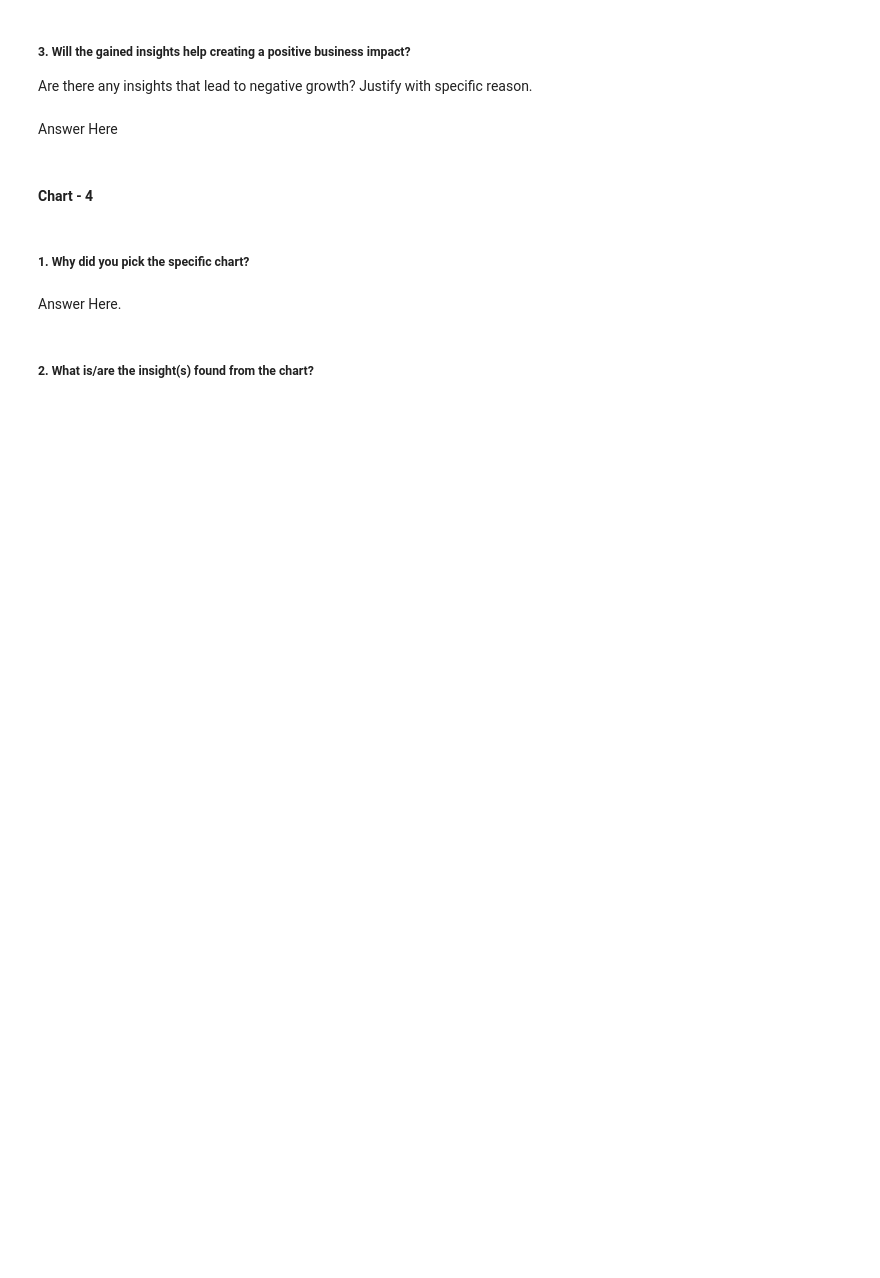
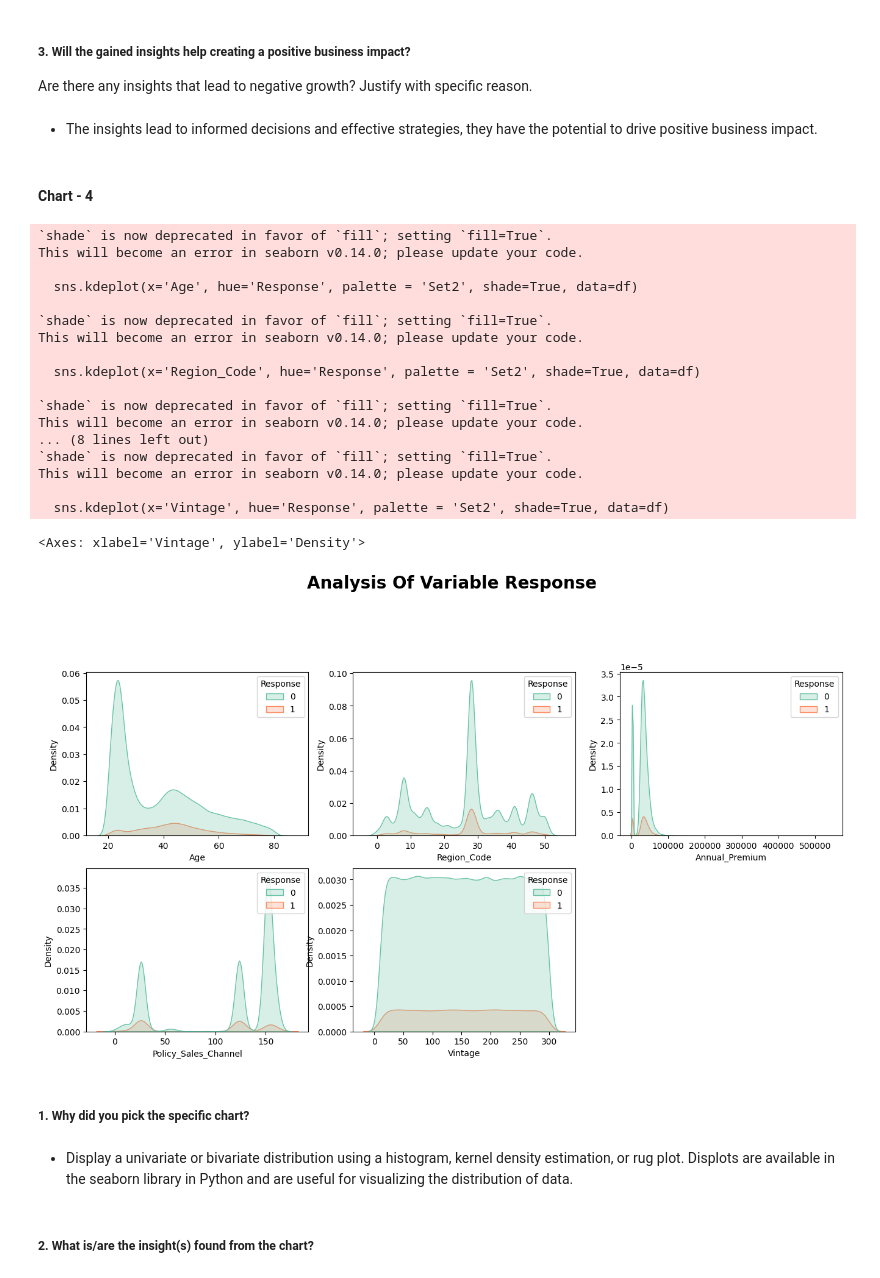
Before and after one commit to saidul-mondal-au7/health_insurance_cross_sell_prediction, a Jupyter notebook: health_insurance_cross_sell_prediction.ipynb, the cells around one changed output. Saved outputs shown, nothing was run; the diff lists cells and outputs as text; code cells hidden in the pictures; blank space fills up the shorter version.

```diff
--- a/health_insurance_cross_sell_prediction.ipynb
+++ b/health_insurance_cross_sell_prediction.ipynb
@@ -446,7 +467,7 @@ Answer Here
 # %% [markdown]
 ##### 3. Will the gained insights help creating a positive business impact?
 Are there any insights that lead to negative growth? Justify with specific reason.
-# %% [markdown]
-Answer Here
+# %% [markdown]
+*   The insights lead to informed decisions and effective strategies, they have the potential to drive positive business impact.
 # %% [markdown]
 #### Chart - 4
@@ -455,6 +474,47 @@ Answer Here
+# %%
+# Chart - 4 visualization code
+
+# Displot for all numerical col with Target variable
+plt.figure(figsize = (16, 16))
+plt.suptitle("Analysis Of Variable Response",fontweight="bold", fontsize=20)
+
+plt.subplot(4,3,1)
+sns.kdeplot(x='Age', hue='Response', palette = 'Set2', shade=True, data=df)
+
+plt.subplot(4,3,2)
+sns.kdeplot(x='Region_Code', hue='Response', palette = 'Set2', shade=True, data=df)
+
+plt.subplot(4,3,3)
+sns.kdeplot(x='Annual_Premium', hue='Response', palette = 'Set2', shade=True, data=df)
+
+plt.subplot(4,3,4)
+sns.kdeplot(x='Policy_Sales_Channel', hue='Response', palette = 'Set2', shade=True, data=df)
+
+plt.subplot(4,3,5)
+sns.kdeplot(x='Vintage', hue='Response', palette = 'Set2', shade=True, data=df)
+# %% [output]
+`shade` is now deprecated in favor of `fill`; setting `fill=True`.
+This will become an error in seaborn v0.14.0; please update your code.
+
+  sns.kdeplot(x='Age', hue='Response', palette = 'Set2', shade=True, data=df)
+
+`shade` is now deprecated in favor of `fill`; setting `fill=True`.
+This will become an error in seaborn v0.14.0; please update your code.
+
+  sns.kdeplot(x='Region_Code', hue='Response', palette = 'Set2', shade=True, data=df)
+
+`shade` is now deprecated in favor of `fill`; setting `fill=True`.
+This will become an error in seaborn v0.14.0; please update your code.
+... (8 lines left out)
+`shade` is now deprecated in favor of `fill`; setting `fill=True`.
+This will become an error in seaborn v0.14.0; please update your code.
+
+  sns.kdeplot(x='Vintage', hue='Response', palette = 'Set2', shade=True, data=df)
+<Axes: xlabel='Vintage', ylabel='Density'>
+[figure, added]
 # %% [markdown]
 ##### 1. Why did you pick the specific chart?
-# %% [markdown]
-Answer Here.
+# %% [markdown]
+* Display a univariate or bivariate distribution using a histogram, kernel density estimation, or rug plot. Displots are available in the seaborn library in Python and are useful for visualizing the distribution of data.
 # %% [markdown]
 ##### 2. What is/are the insight(s) found from the chart?
```
Also changed, not shown: parts of 21 cells of this notebook.
